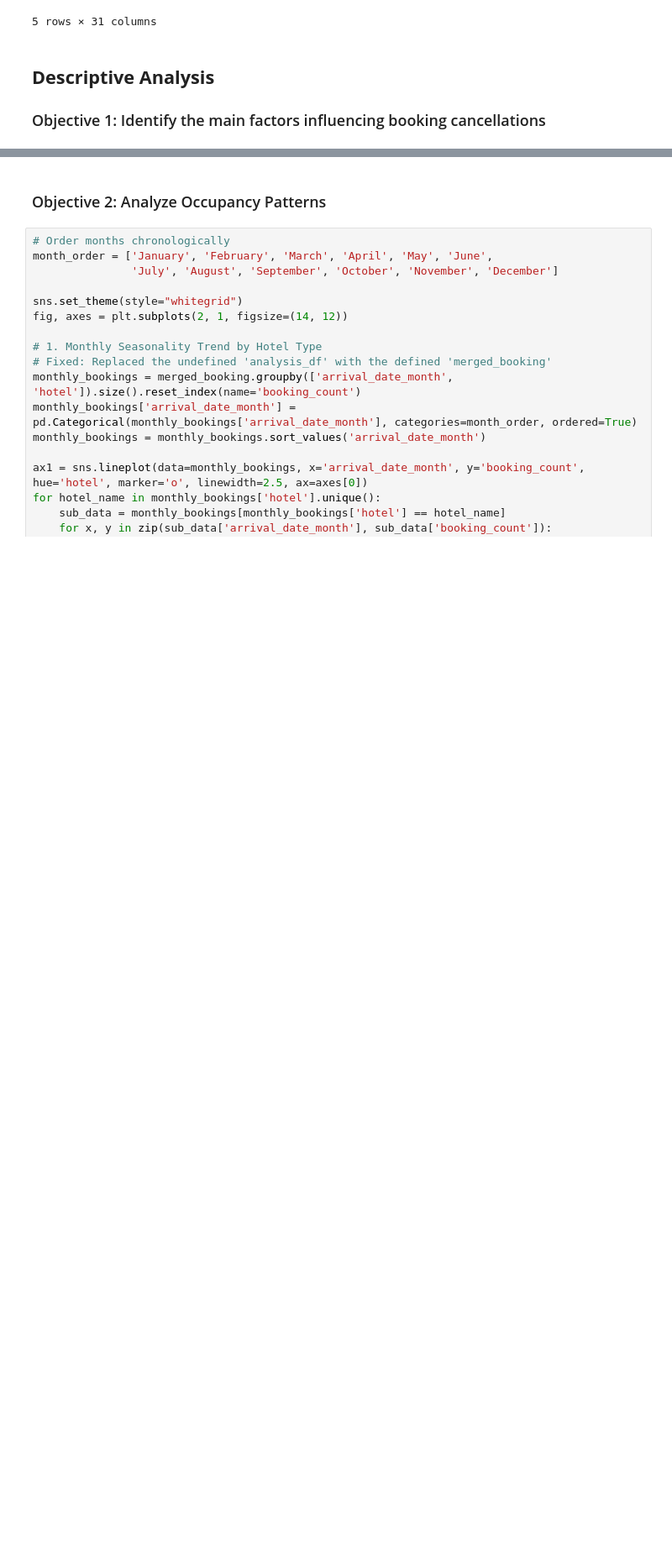
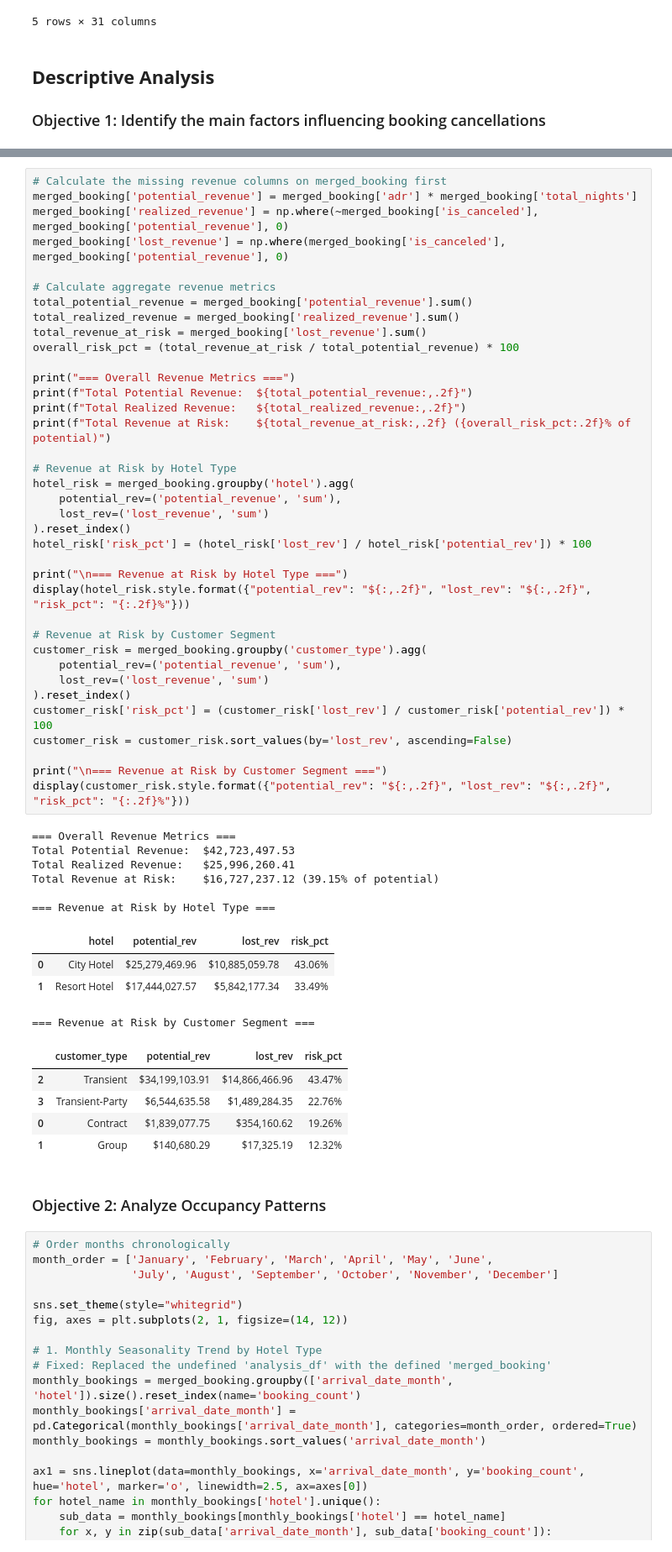
Before and after one commit to anniechooimh/Hospitality-Analytics, a Jupyter notebook: Capstone_Hospitality Analysis.ipynb, the cells around one changed output, grey strips where cells are left out. Shown at 84% size. Cells and saved outputs as stored; diff of their text form; blank space fills up the shorter version.

```diff
--- a/Capstone_Hospitality Analysis.ipynb
+++ b/Capstone_Hospitality Analysis.ipynb
@@ -298,3 +339,56 @@ Observations:
+# %%
+# Calculate the missing revenue columns on merged_booking first
+merged_booking['potential_revenue'] = merged_booking['adr'] * merged_booking['total_nights']
+merged_booking['realized_revenue'] = np.where(~merged_booking['is_canceled'], merged_booking['potential_revenue'], 0)
+merged_booking['lost_revenue'] = np.where(merged_booking['is_canceled'], merged_booking['potential_revenue'], 0)
+
+# Calculate aggregate revenue metrics
+total_potential_revenue = merged_booking['potential_revenue'].sum()
+total_realized_revenue = merged_booking['realized_revenue'].sum()
+total_revenue_at_risk = merged_booking['lost_revenue'].sum()
+overall_risk_pct = (total_revenue_at_risk / total_potential_revenue) * 100
+
+print("=== Overall Revenue Metrics ===")
+print(f"Total Potential Revenue:  ${total_potential_revenue:,.2f}")
+print(f"Total Realized Revenue:   ${total_realized_revenue:,.2f}")
+print(f"Total Revenue at Risk:    ${total_revenue_at_risk:,.2f} ({overall_risk_pct:.2f}% of potential)")
+
+# Revenue at Risk by Hotel Type
+hotel_risk = merged_booking.groupby('hotel').agg(
+    potential_rev=('potential_revenue', 'sum'),
+    lost_rev=('lost_revenue', 'sum')
+).reset_index()
+hotel_risk['risk_pct'] = (hotel_risk['lost_rev'] / hotel_risk['potential_rev']) * 100
+
+print("\n=== Revenue at Risk by Hotel Type ===")
+display(hotel_risk.style.format({"potential_rev": "${:,.2f}", "lost_rev": "${:,.2f}", "risk_pct": "{:.2f}%"}))
+
+# Revenue at Risk by Customer Segment
+customer_risk = merged_booking.groupby('customer_type').agg(
+    potential_rev=('potential_revenue', 'sum'),
+    lost_rev=('lost_revenue', 'sum')
+).reset_index()
+customer_risk['risk_pct'] = (customer_risk['lost_rev'] / customer_risk['potential_rev']) * 100
+customer_risk = customer_risk.sort_values(by='lost_rev', ascending=False)
+
+print("\n=== Revenue at Risk by Customer Segment ===")
+display(customer_risk.style.format({"potential_rev": "${:,.2f}", "lost_rev": "${:,.2f}", "risk_pct": "{:.2f}%"}))
+# %% [output]
+=== Overall Revenue Metrics ===
+Total Potential Revenue:  $42,723,497.53
+Total Realized Revenue:   $25,996,260.41
+Total Revenue at Risk:    $16,727,237.12 (39.15% of potential)
+
+=== Revenue at Risk by Hotel Type ===
+|  | hotel | potential_rev | lost_rev | risk_pct |
+| 0 | City Hotel | $25,279,469.96 | $10,885,059.78 | 43.06% |
+| 1 | Resort Hotel | $17,444,027.57 | $5,842,177.34 | 33.49% |
+=== Revenue at Risk by Customer Segment ===
+|  | customer_type | potential_rev | lost_rev | risk_pct |
+| 2 | Transient | $34,199,103.91 | $14,866,466.96 | 43.47% |
+| 3 | Transient-Party | $6,544,635.58 | $1,489,284.35 | 22.76% |
+| 0 | Contract | $1,839,077.75 | $354,160.62 | 19.26% |
+| 1 | Group | $140,680.29 | $17,325.19 | 12.32% |
 # %% [markdown]
 ### Objective 2: Analyze Occupancy Patterns
 # %%
```
Also changed, not shown: parts of 15 cells of this notebook.
